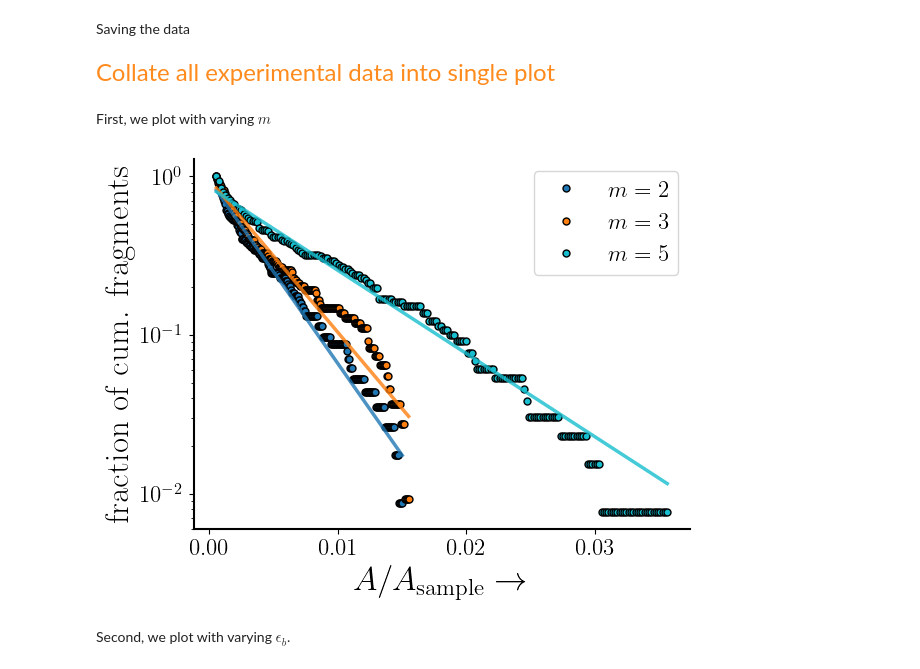
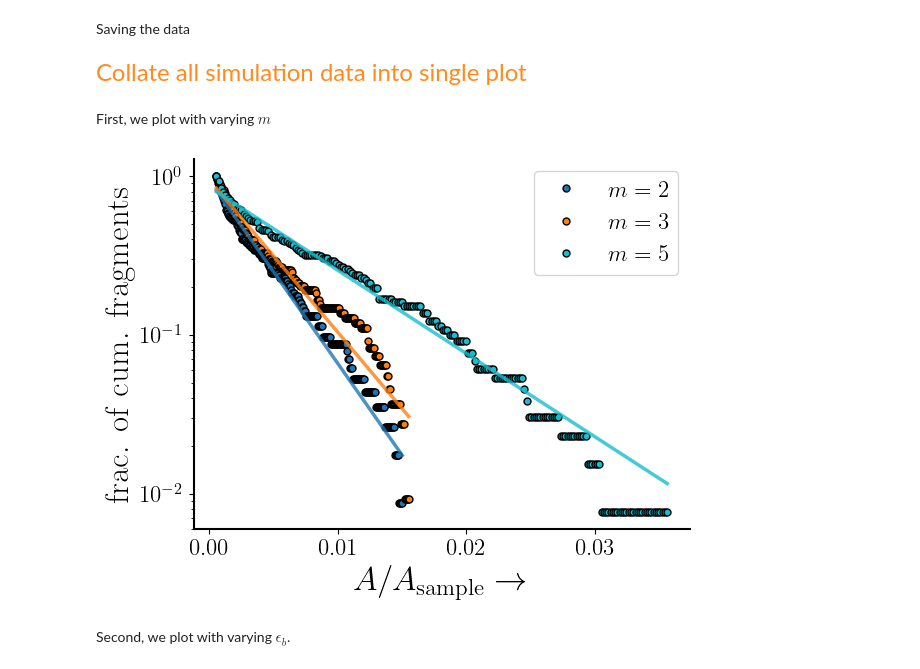
Before and after one commit to VinDawara/residual_network, a Jupyter notebook: cum_area/notebook/cum_area_numerical.ipynb, the cells around one changed output. Drawn from its saved outputs; the diff is of its cells as text; code cells hidden in the pictures.

```diff
--- a/cum_area/notebook/cum_area_numerical.ipynb
+++ b/cum_area/notebook/cum_area_numerical.ipynb
@@ -51,7 +46,7 @@ Remove largest fragment area, if required. Usually, it is removed if there is si
 # upper_limit = max_size
 
 # if you want to put upper limit
-upper_limit = 60
+upper_limit = 100
 size_range = [s for s in size_cut_off if s <= upper_limit]
 
 # if no upper limit, just use the original size
@@ -143,12 +127,12 @@ plt.show()
 Saving the data
 # %%
 
-save_path = r'C:\MyData\Stressed network work\Data\simulation\area\results'
+save_path = r'C:\MyData\Stressed network work\Data\simulation\area\results\full'
 
 with open(save_path + f'/{filename}', 'wb') as f:
     pickle.dump([cum_area, cum_count, p, p_cov, size_range], f)
 # %% [markdown]
-<font size="5"> <span style="color:rgb(255, 139, 30);"> Collate all experimental data into single plot </span>
+<font size="5"> <span style="color:rgb(255, 139, 30);"> Collate all simulation data into single plot </span>
 # %% [markdown]
 First, we plot with varying $m$
 # %%
@@ -156,38 +140,38 @@ read_path = r'C:\MyData\Stressed network work\Data\simulation\area\results'
 save_path = r'C:\MyData\Stressed network work\Data\simulation\area\results\collated'
 
 filename = r'T1_m2eb03h5_d5t125'
 with open(read_path + f'/{filename}', 'rb') as f:
-    cum_area_m2, cum_count_m2, p_m2, _, _ = pickle.load(f)    # the last variable stores covariance which we don't need
+    cum_area_m2, cum_count_m2, p_m2, _,area_m2 = pickle.load(f)    # the last variable stores covariance which we don't need
 
 filename = r'T2_m3eb03h5_d5t125'
 with open(read_path + f'/{filename}', 'rb') as f:
-    cum_area_m3, cum_count_m3, p_m3, _, _ = pickle.load(f)
+    cum_area_m3, cum_count_m3, p_m3, _,area_m3= pickle.load(f)
 
 filename = r'T3_m5eb03h5_d5t125'
 with open(read_path + f'/{filename}', 'rb') as f:
-    cum_area_m5, cum_count_m5, p_m5, _, _ = pickle.load(f)
+    cum_area_m5, cum_count_m5, p_m5, _,area_m5= pickle.load(f)
 
 
 # We can separately plot and check the data
 fig, ax = plt.subplots()
 A_num = 60*60   # non-dimensional by total area of the network
 ax.plot(cum_area_m2/A_num, cum_count_m2/cum_count_m2[0], linestyle='none', markersize=5, marker='o', color='tab:blue', label=r'$m=2$', markeredgecolor='black')
 ax.plot(cum_area_m3/A_num, cum_count_m3/cum_count_m3[0], linestyle='none', markersize=5, marker='o', color='tab:orange', label=r'$m=3$', markeredgecolor='black')
 ax.plot(cum_area_m5/A_num, cum_count_m5/cum_count_m5[0], linestyle='none', markersize=5, marker='o', color='tab:cyan', label=r'$m=5$', markeredgecolor='black')
 ax.plot(cum_area_m2/A_num, exp_fit(cum_area_m2, p_m2[0], p_m2[1]), color='tab:blue', alpha=0.8)
 ax.plot(cum_area_m3/A_num, exp_fit(cum_area_m3, p_m3[0], p_m3[1]), color='tab:orange', alpha=0.8)
 ax.plot(cum_area_m5/A_num, exp_fit(cum_area_m5, p_m5[0], p_m5[1]), color='tab:cyan', alpha=0.8)
 ax.set_xlabel(r'$A/A_{\rm{sample}}\rightarrow$')
-ax.set_ylabel(r'fraction of cum. fragments')
+ax.set_ylabel(r'frac. of cum. fragments')
 
 # Uncomment the following line if you want to use semilog scale
 ax.set_yscale('log')
 
 ax.legend()
 fig.savefig(save_path+ '/collated_vary_m.png', dpi=300, bbox_inches='tight')
 plt.show()
 # %% [output]
-[figure, old version]
+[figure, new version]
 # %% [markdown]
 Second, we plot with varying $\epsilon_b$.
 # %%
```
Also changed, not shown: parts of 16 cells of this notebook.
